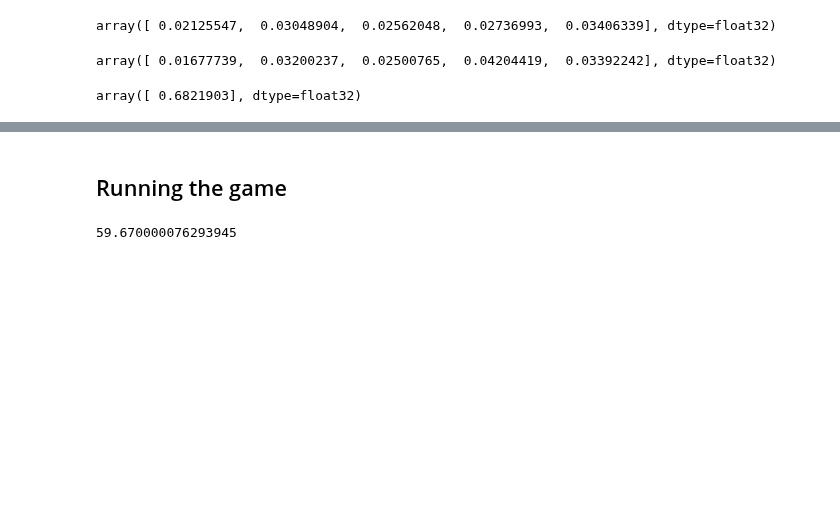
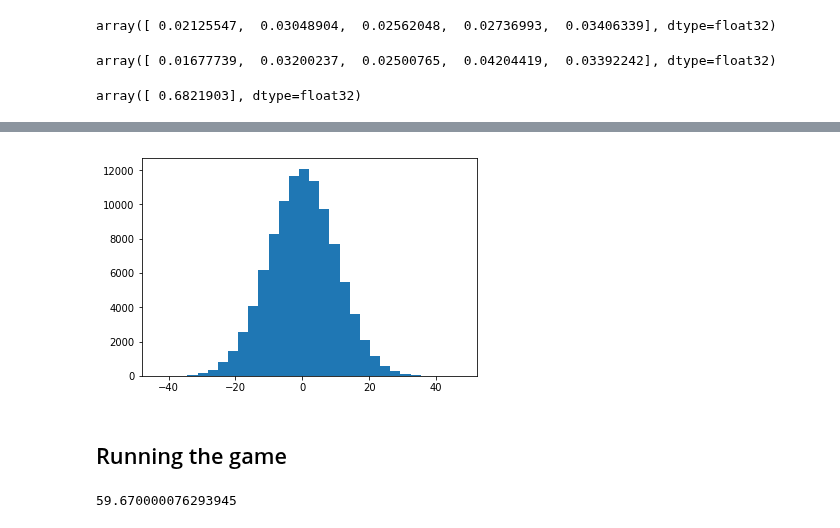
Before and after one commit to TheoLvs/reinforcement-learning, a Jupyter notebook: 4. Chrome Dino/20180102 - Chrome Dino development.ipynb, the cells around one changed output, grey strips where cells are left out. Drawn from its saved outputs; the diff is of its cells as text; code cells hidden in the pictures; blank space fills up the shorter version.

```diff
--- a/4. Chrome Dino/20180102 - Chrome Dino development.ipynb
+++ b/4. Chrome Dino/20180102 - Chrome Dino development.ipynb
@@ -703,3 +769,8 @@ array([ 0.6821903], dtype=float32)
+# %%
+plt.hist(10*stats.norm.rvs(size = 100000,scale = 1),bins = 30)
+plt.show()
+# %% [output]
+[figure, added]
 # %% [markdown]
 ## Running the game
 # %%
```
Also changed, not shown: parts of 5 cells of this notebook, 1 other file.
